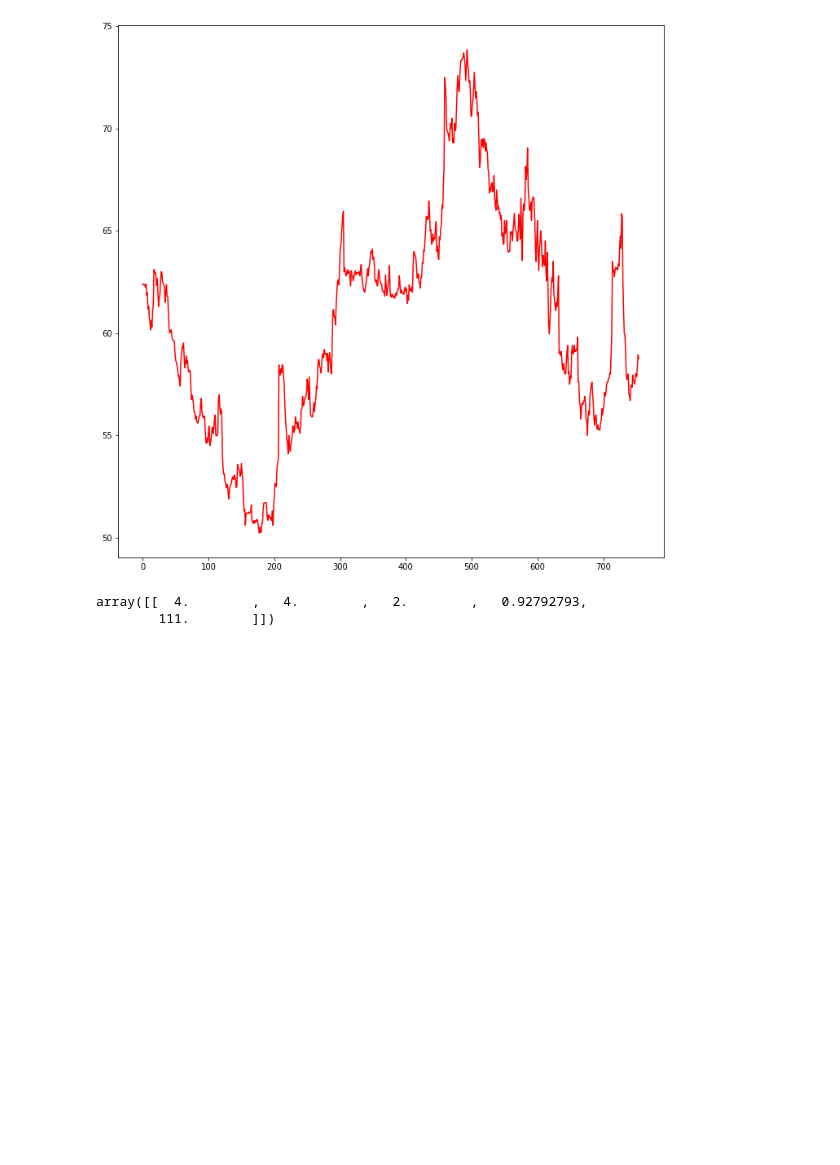
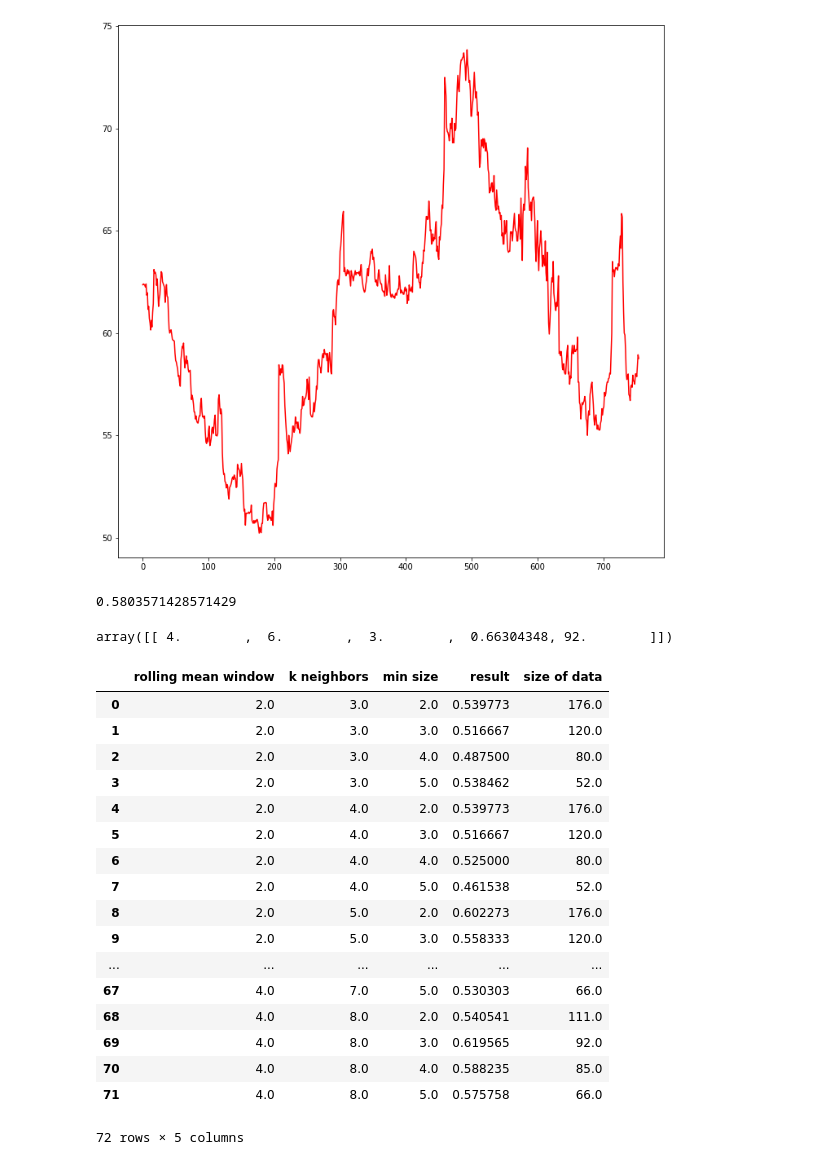
Before and after one commit to Mashka8512/Finance-s_pain, a Jupyter notebook: Finance.ipynb, the cells around one changed output. Drawn from its saved outputs; the diff is of its cells as text; code cells hidden in the pictures; blank space fills up the shorter version.

```diff
--- a/Finance.ipynb
+++ b/Finance.ipynb
@@ -123,15 +123,15 @@ class finance:
         for x_train in X_train:
             min_size = min(len(x), len(x_train))
             distance_list.append(self.distance(x[len(x) - min_size : ], x_train[len(x_train) - min_size : ]))
-        index = np.argsort(distance_list)[:self.k + 1]
+        index = np.argsort(distance_list)[1:self.k + 1]
         marks = np.array(y_train)[index]
         marks , count = np.unique(marks, return_counts = True)
-        return marks[np.argmax(count)][1:]
+        return marks[np.argmax(count)]
 
     def KNN_cross_validation(self, X, y):
         pred = []
         for x in X:
-            pred.append(self.predict(X, y, x))
+            pred.append(self.cross_predict(X, y, x))
         return pred
 
     def check(self, y_predict, y_right):
@@ -145,7 +145,9 @@ class finance:
 first_rocket = finance(rolling_mean_window=3)
 data, target = first_rocket.prepare_data(x)
 pred = first_rocket.KNN_cross_validation(data, target)
-first_rocket.check(pred, y_test)
+first_rocket.check(pred, target)
+# %% [output]
+0.5803571428571429
 # %%
 # selection the best parametrs
 statistic = np.zeros((72, 5))
@@ -166,7 +168,27 @@ temp_index = np.argsort(statistic[:, 3])
 new_stat = statistic[temp_index]
 new_stat[-1:]
 # %% [output]
-array([[  4.        ,   4.        ,   2.        ,   0.92792793,
-        111.        ]])
+array([[ 4.        ,  6.        ,  3.        ,  0.66304348, 92.        ]])
 # %%
-table = pd.DataFrame(statistic, columns=['rolling mean window', 'k neighbors', 'min size', 'result', 'size of data', 'size of test data'])
+table = pd.DataFrame(statistic, columns=['rolling mean window', 'k neighbors', 'min size', 'result', 'size of data'])
+# %%
+table
+# %% [output]
+|  | rolling mean window | k neighbors | min size | result | size of data |
+| 0 | 2.0 | 3.0 | 2.0 | 0.539773 | 176.0 |
+| 1 | 2.0 | 3.0 | 3.0 | 0.516667 | 120.0 |
+| 2 | 2.0 | 3.0 | 4.0 | 0.487500 | 80.0 |
+| 3 | 2.0 | 3.0 | 5.0 | 0.538462 | 52.0 |
+| 4 | 2.0 | 4.0 | 2.0 | 0.539773 | 176.0 |
+| 5 | 2.0 | 4.0 | 3.0 | 0.516667 | 120.0 |
+| 6 | 2.0 | 4.0 | 4.0 | 0.525000 | 80.0 |
+| 7 | 2.0 | 4.0 | 5.0 | 0.461538 | 52.0 |
+| 8 | 2.0 | 5.0 | 2.0 | 0.602273 | 176.0 |
+| 9 | 2.0 | 5.0 | 3.0 | 0.558333 | 120.0 |
+| ... | ... | ... | ... | ... | ... |
+| 67 | 4.0 | 7.0 | 5.0 | 0.530303 | 66.0 |
+| 68 | 4.0 | 8.0 | 2.0 | 0.540541 | 111.0 |
+| 69 | 4.0 | 8.0 | 3.0 | 0.619565 | 92.0 |
+| 70 | 4.0 | 8.0 | 4.0 | 0.588235 | 85.0 |
+| 71 | 4.0 | 8.0 | 5.0 | 0.575758 | 66.0 |
+72 rows × 5 columns
```
Also changed, not shown: parts of 1 cell of this notebook.
